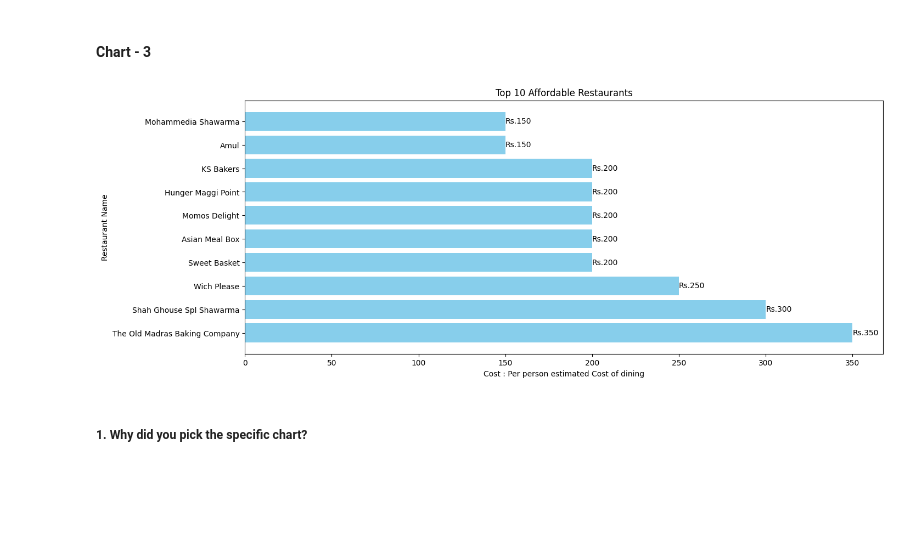
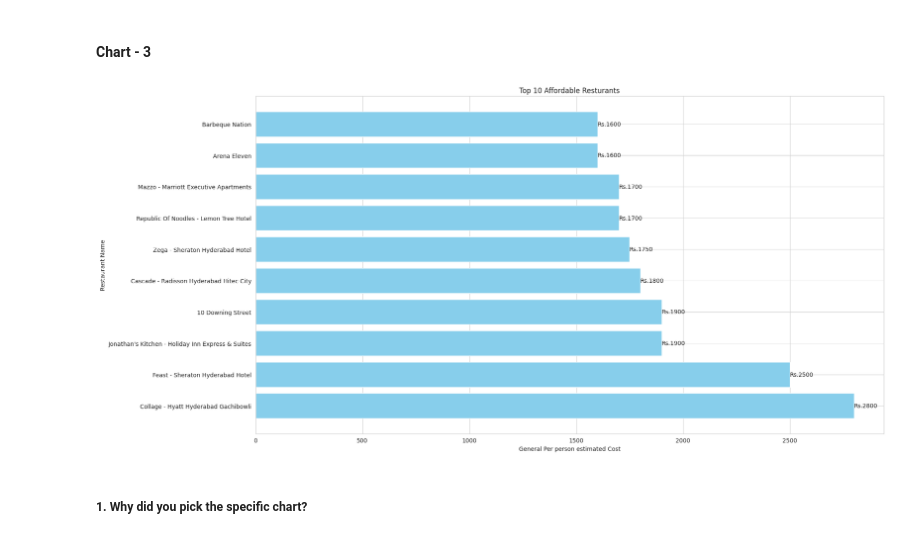
Before and after one commit to dipakpatil2001/Zomato-Restaurant-Clustering-And-Sentiment-Analysis-Unsupervised-ML, a Jupyter notebook: Zomato_Restaurant_Clustering_And_Sentiment_Analysis.ipynb, the cells around one changed output. Drawn from its saved outputs; the diff is of its cells as text; code cells hidden in the pictures; blank space fills up the shorter version.

```diff
--- a/Zomato_Restaurant_Clustering_And_Sentiment_Analysis.ipynb
+++ b/Zomato_Restaurant_Clustering_And_Sentiment_Analysis.ipynb
@@ -719,22 +716,25 @@ Adaptability to evolving market trends is essential for sustained growth.
 #### Chart - 3
 # %%
 # Chart - 3 visualization code
-# Affordable price restaurants.
+top_10_affor_rest=meta_df[['Name', 'Cost']].sort_values(by='Cost', ascending=False).head(10).reset_index(drop=True).tail(10)
 
-plt.figure(figsize=(15,6))
+import seaborn as sns
+import matplotlib.pyplot as plt
 
-# Performing groupby To get values accourding to Names and sort it for visualisation.
-top_10_affor_rest=meta_df[['Name','Cost']].groupby('Name',as_index=False).sum().sort_values(by='Cost',ascending=False).tail(10)
+# Assuming meta_df is your DataFrame
+plt.figure(figsize=(19,9))
+bars = plt.barh(top_10_affor_rest['Name'], top_10_affor_rest['Cost'], color='skyblue')
 
-bars=plt.barh(top_10_affor_rest['Name'], top_10_affor_rest['Cost'], color='skyblue')
 for bar in bars:
-    plt.text(bar.get_width(), bar.get_y() + bar.get_height()/2, f"Rs.{bar.get_width():}", ha='left', va='center')
-plt.xlabel('Cost : Per person estimated Cost of dining')
+    plt.text(bar.get_width(), bar.get_y() + bar.get_height() / 2, f"Rs.{bar.get_width()}", ha='left', va='center')
+
+plt.xlabel('General Per person estimated Cost')
 plt.ylabel('Restaurant Name')
-plt.title('Top 10 Affordable Restaurants')
+plt.title('Top 10 Affordable Resturants')
+plt.tight_layout()
 plt.show()
 # %% [output]
-[figure, old version]
+[figure, new version]
 # %% [markdown]
 ##### 1. Why did you pick the specific chart?
 # %% [markdown]
```
Also changed, not shown: parts of 36 cells of this notebook.
